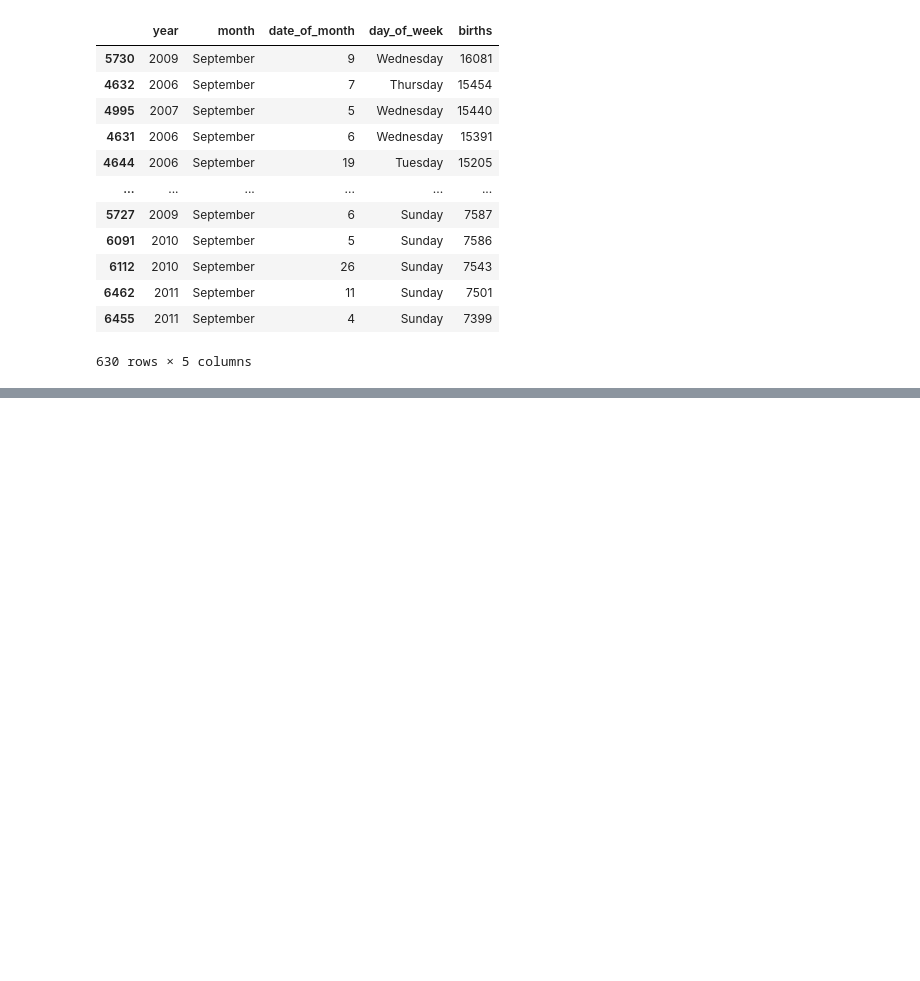
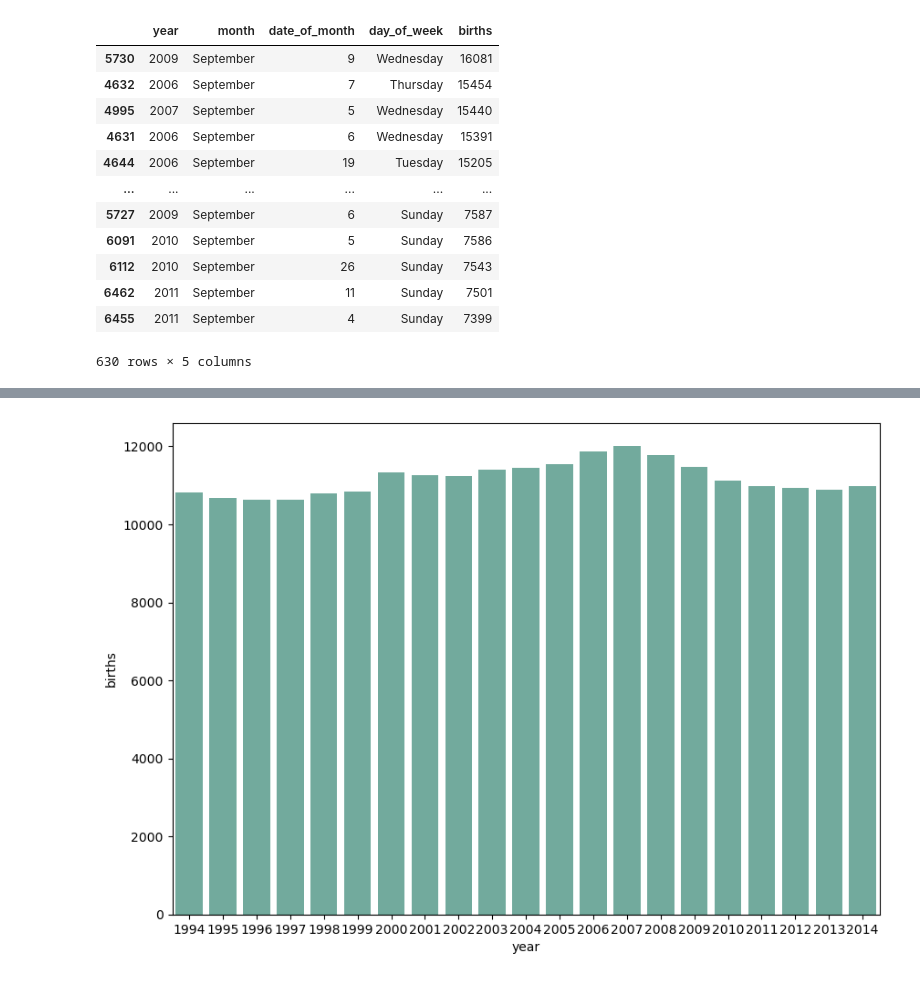
Before and after one commit to Timothyspratt/DA11_Capstone, a Jupyter notebook: notebook/capstone_da_11.ipynb, the cells around one changed output, grey strips where cells are left out. Saved outputs shown, nothing was run; the diff lists cells and outputs as text; code cells hidden in the pictures; blank space fills up the shorter version.

```diff
--- a/notebook/capstone_da_11.ipynb
+++ b/notebook/capstone_da_11.ipynb
@@ -209,0 +205,2 @@ all_births[all_births['month']==highest_births].plot(x='year',y='births',
+# %%
+avg_births_year = all_births.groupby('year')['births'].mean().reset_index()
@@ -209,0 +227,12 @@ all_births[all_births['month']==highest_births].plot(x='year',y='births',
+# %%
+avg_births_year_sorted = avg_births_year.sort_values(by='births', ascending=False)
+# %%
+plt.figure(figsize=(10, 7))
+
+sns.barplot(
+    data=avg_births_year_sorted,
+    x="year",
+    y="births",
+    color='#69b3a2');
+# %% [output]
+[figure, added]
```
Also changed, not shown: parts of 34 cells of this notebook.
